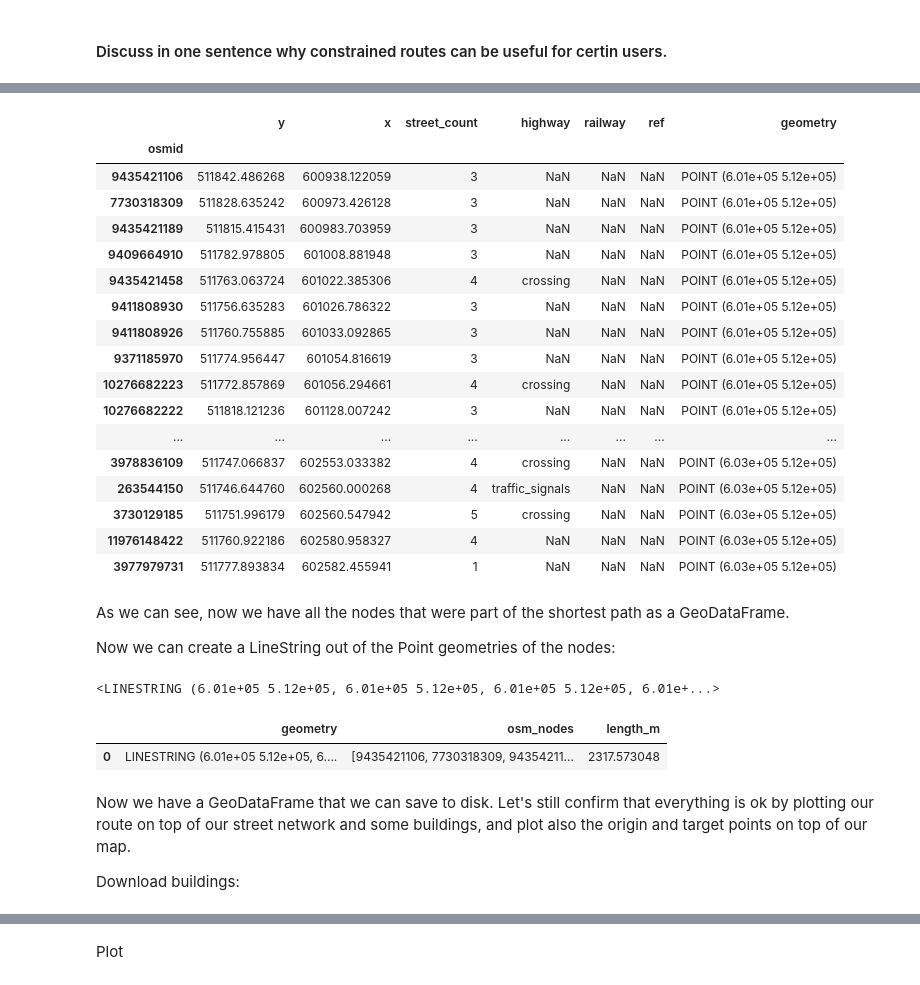
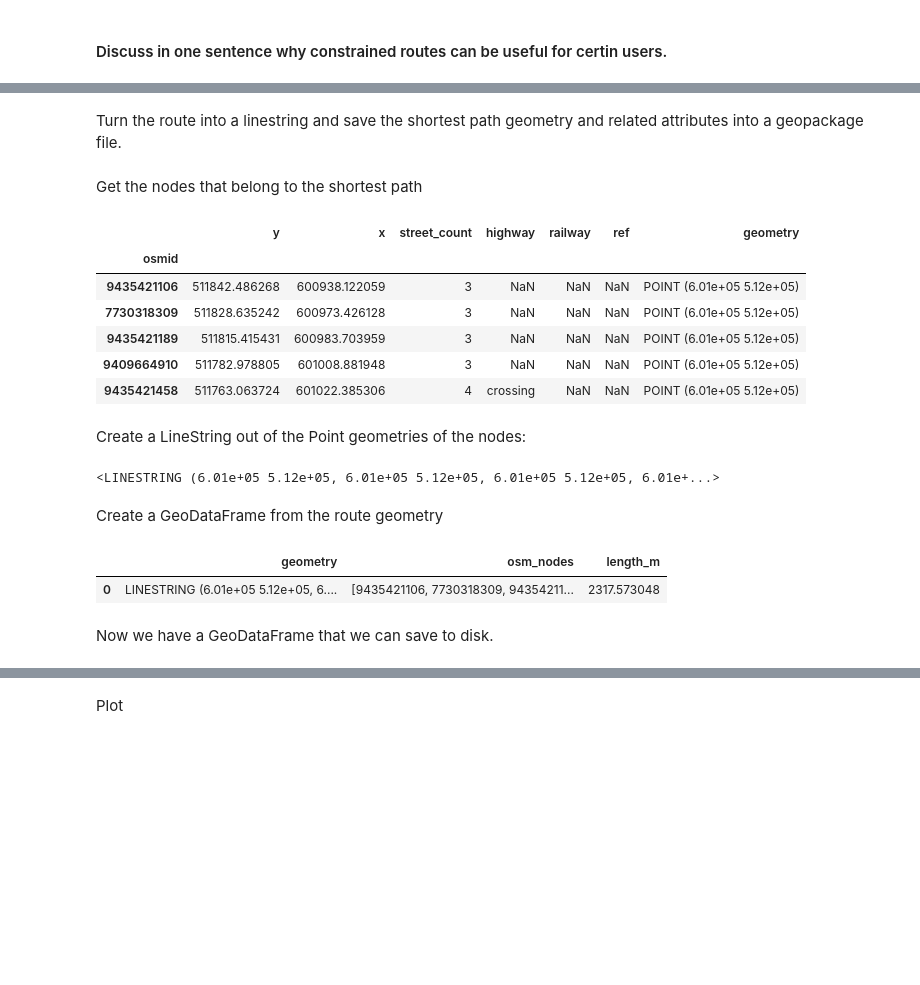
Before and after one commit to aliciaarevalor/network_analysis, a Jupyter notebook: Workshop3_AliciaArevalo.ipynb, the cells around one changed output, grey strips where cells are left out. Drawn from its saved outputs; the diff is of its cells as text; code cells hidden in the pictures; blank space fills up the shorter version.

```diff
--- a/Workshop3_AliciaArevalo.ipynb
+++ b/Workshop3_AliciaArevalo.ipynb
@@ -458,30 +442,20 @@ First we need to get the nodes that belong to the shortest path:
+# %% [markdown]
+Turn the route into a linestring and save the shortest path geometry and related attributes into a geopackage file.
+# %% [markdown]
+Get the nodes that belong to the shortest path
 # %%
-# Get the nodes along the shortest path
-route_nodes = nodes.loc[route]
-route_nodes
+route_nodes = nodes.loc[dijkstra_route]
+route_nodes.head()
 # %% [output]
 |  | y | x | street_count | highway | railway | ref | geometry |
 | osmid |  |  |  |  |  |  |  |
 | 9435421106 | 511842.486268 | 600938.122059 | 3 | NaN | NaN | NaN | POINT (6.01e+05 5.12e+05) |
 | 7730318309 | 511828.635242 | 600973.426128 | 3 | NaN | NaN | NaN | POINT (6.01e+05 5.12e+05) |
 | 9435421189 | 511815.415431 | 600983.703959 | 3 | NaN | NaN | NaN | POINT (6.01e+05 5.12e+05) |
 | 9409664910 | 511782.978805 | 601008.881948 | 3 | NaN | NaN | NaN | POINT (6.01e+05 5.12e+05) |
 | 9435421458 | 511763.063724 | 601022.385306 | 4 | crossing | NaN | NaN | POINT (6.01e+05 5.12e+05) |
-| 9411808930 | 511756.635283 | 601026.786322 | 3 | NaN | NaN | NaN | POINT (6.01e+05 5.12e+05) |
-| 9411808926 | 511760.755885 | 601033.092865 | 3 | NaN | NaN | NaN | POINT (6.01e+05 5.12e+05) |
-| 9371185970 | 511774.956447 | 601054.816619 | 3 | NaN | NaN | NaN | POINT (6.01e+05 5.12e+05) |
-| 10276682223 | 511772.857869 | 601056.294661 | 4 | crossing | NaN | NaN | POINT (6.01e+05 5.12e+05) |
-| 10276682222 | 511818.121236 | 601128.007242 | 3 | NaN | NaN | NaN | POINT (6.01e+05 5.12e+05) |
-| ... | ... | ... | ... | ... | ... | ... | ... |
-| 3978836109 | 511747.066837 | 602553.033382 | 4 | crossing | NaN | NaN | POINT (6.03e+05 5.12e+05) |
-| 263544150 | 511746.644760 | 602560.000268 | 4 | traffic_signals | NaN | NaN | POINT (6.03e+05 5.12e+05) |
-| 3730129185 | 511751.996179 | 602560.547942 | 5 | crossing | NaN | NaN | POINT (6.03e+05 5.12e+05) |
-| 11976148422 | 511760.922186 | 602580.958327 | 4 | NaN | NaN | NaN | POINT (6.03e+05 5.12e+05) |
-| 3977979731 | 511777.893834 | 602582.455941 | 1 | NaN | NaN | NaN | POINT (6.03e+05 5.12e+05) |
 # %% [markdown]
-As we can see, now we have all the nodes that were part of the shortest path as a GeoDataFrame.
-
-Now we can create a LineString out of the Point geometries of the nodes:
+Create a LineString out of the Point geometries of the nodes:
 # %%
 # Create a geometry for the shortest path
 route_line = shapely.geometry.LineString(
@@ -490,6 +464,8 @@ route_line = shapely.geometry.LineString(
 route_line
 # %% [output]
 <LINESTRING (6.01e+05 5.12e+05, 6.01e+05 5.12e+05, 6.01e+05 5.12e+05, 6.01e+...>
+# %% [markdown]
+Create a GeoDataFrame from the route geometry
 # %%
 route_geom = geopandas.GeoDataFrame(
     {
@@ -507,8 +483,4 @@ route_geom.head()
 |  | geometry | osm_nodes | length_m |
 | 0 | LINESTRING (6.01e+05 5.12e+05, 6.... | [9435421106, 7730318309, 94354211... | 2317.573048 |
 # %% [markdown]
-Now we have a GeoDataFrame that we can save to disk. Let's still confirm that
-everything is ok by plotting our route on top of our street network and some
-buildings, and plot also the origin and target points on top of our map.
-
-Download buildings:
+Now we have a GeoDataFrame that we can save to disk.
```
Also changed, not shown: parts of 7 cells of this notebook, 2 other files.
